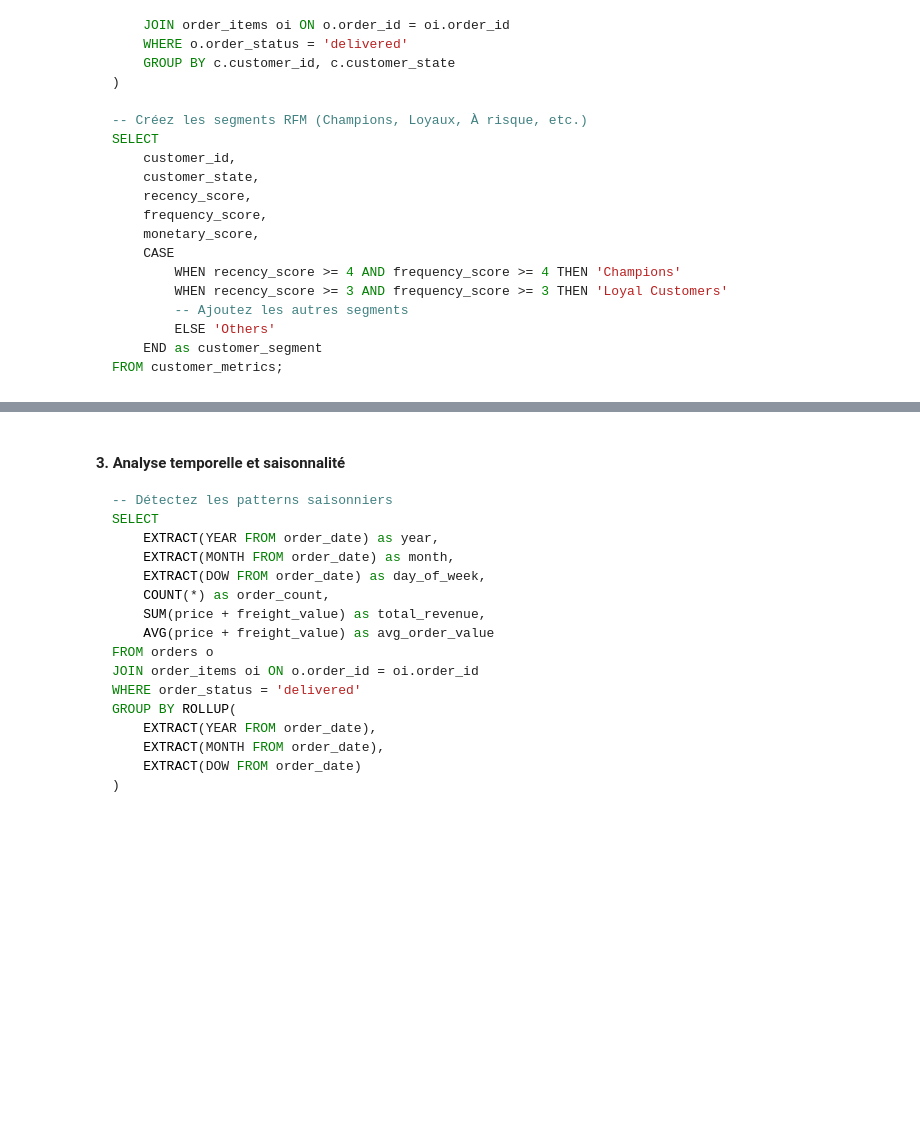
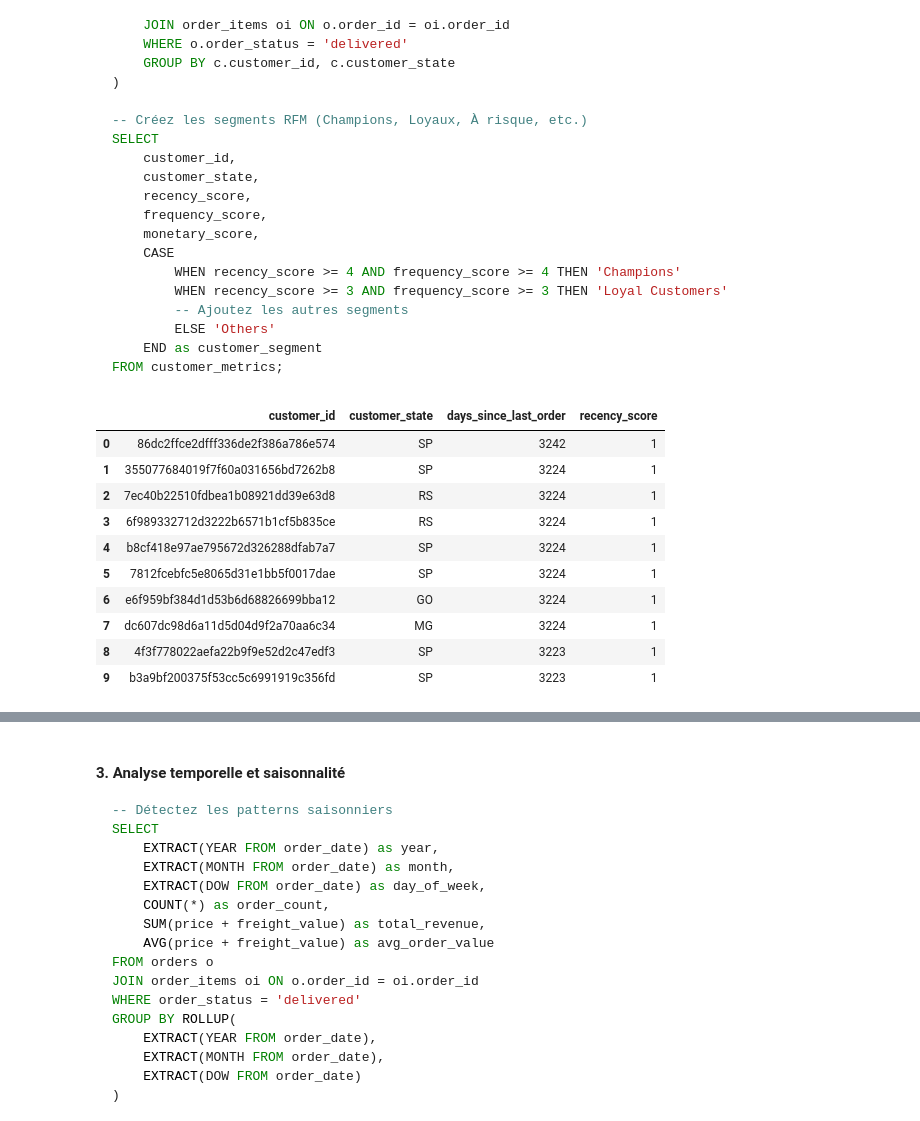
Before and after one commit to 17matb/data-analysis-solution, a Jupyter notebook: Notebook_2_Analyse_e_commerce_avec_PostgreSQL_en_ligne.ipynb, the cells around one changed output, grey strips where cells are left out. Cells and saved outputs as stored; diff of their text form; code cells hidden in the pictures; blank space fills up the shorter version.

Commit message:
added recency score

````diff
--- a/Notebook_2_Analyse_e_commerce_avec_PostgreSQL_en_ligne.ipynb
+++ b/Notebook_2_Analyse_e_commerce_avec_PostgreSQL_en_ligne.ipynb
@@ -404,3 +404,48 @@ SELECT
     END as customer_segment
 FROM customer_metrics;
 ```
+# %%
+# RFM
+rfm = f'''
+    -- on crée une CTE (common table expression) : une table temporaire qu'on peut utiliser pour une autre requête
+    WITH customer_metrics AS (
+        SELECT
+            c.customer_id,
+            c.customer_state,
+
+            -- RECENCY
+            CURRENT_DATE - MAX(o.order_date)::date AS days_since_last_order,
+            -- on divise en 5 groupes en se basant sur l'order le plus récent de chaque customer
+            NTILE(5) OVER (
+                ORDER BY MAX(o.order_date)
+            ) AS recency_score
+
+            -- frequency
+
+
+            -- monetary
+
+        FROM customers c
+        JOIN orders o ON c.customer_id = o.customer_id
+        JOIN order_items oi ON o.order_id = oi.order_id
+        WHERE o.order_status = 'delivered'
+        GROUP BY c.customer_id, c.customer_state
+    )
+
+    SELECT * FROM customer_metrics
+'''
+
+df_result = pd.read_sql(rfm, engine)
+df_result.head(10)
+# %% [output]
+|  | customer_id | customer_state | days_since_last_order | recency_score |
+| 0 | 86dc2ffce2dfff336de2f386a786e574 | SP | 3242 | 1 |
+| 1 | 355077684019f7f60a031656bd7262b8 | SP | 3224 | 1 |
+| 2 | 7ec40b22510fdbea1b08921dd39e63d8 | RS | 3224 | 1 |
+| 3 | 6f989332712d3222b6571b1cf5b835ce | RS | 3224 | 1 |
+| 4 | b8cf418e97ae795672d326288dfab7a7 | SP | 3224 | 1 |
+| 5 | 7812fcebfc5e8065d31e1bb5f0017dae | SP | 3224 | 1 |
+| 6 | e6f959bf384d1d53b6d68826699bba12 | GO | 3224 | 1 |
+| 7 | dc607dc98d6a11d5d04d9f2a70aa6c34 | MG | 3224 | 1 |
+| 8 | 4f3f778022aefa22b9f9e52d2c47edf3 | SP | 3223 | 1 |
+| 9 | b3a9bf200375f53cc5c6991919c356fd | SP | 3223 | 1 |
````
Also changed, not shown: parts of 3 cells of this notebook.
